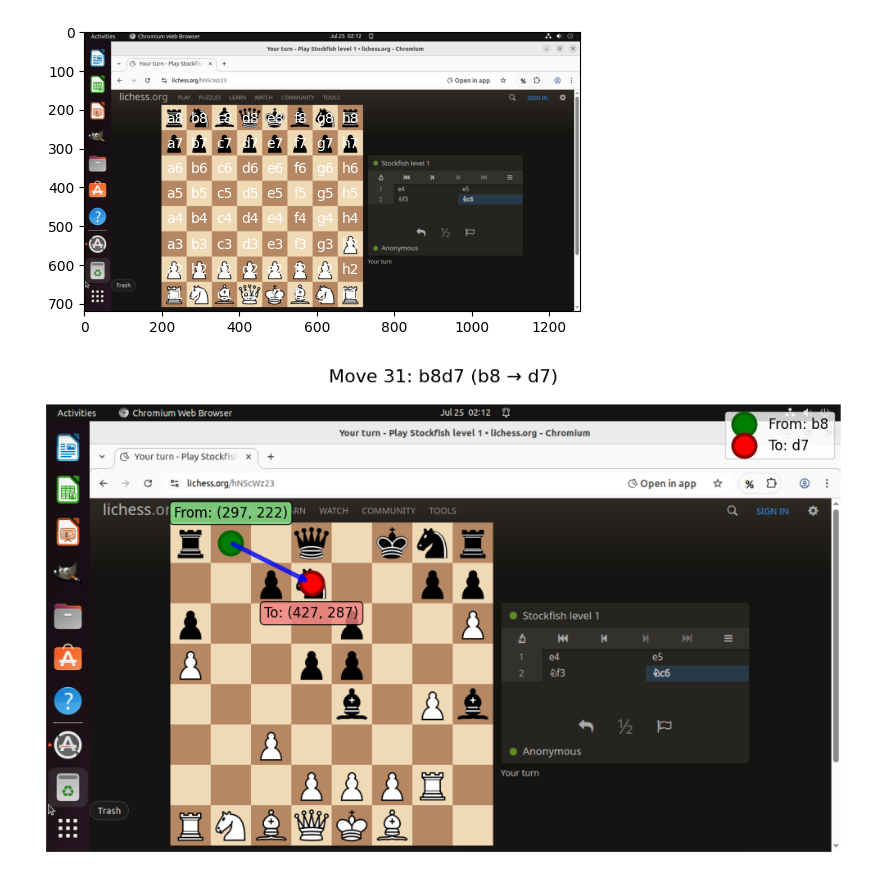
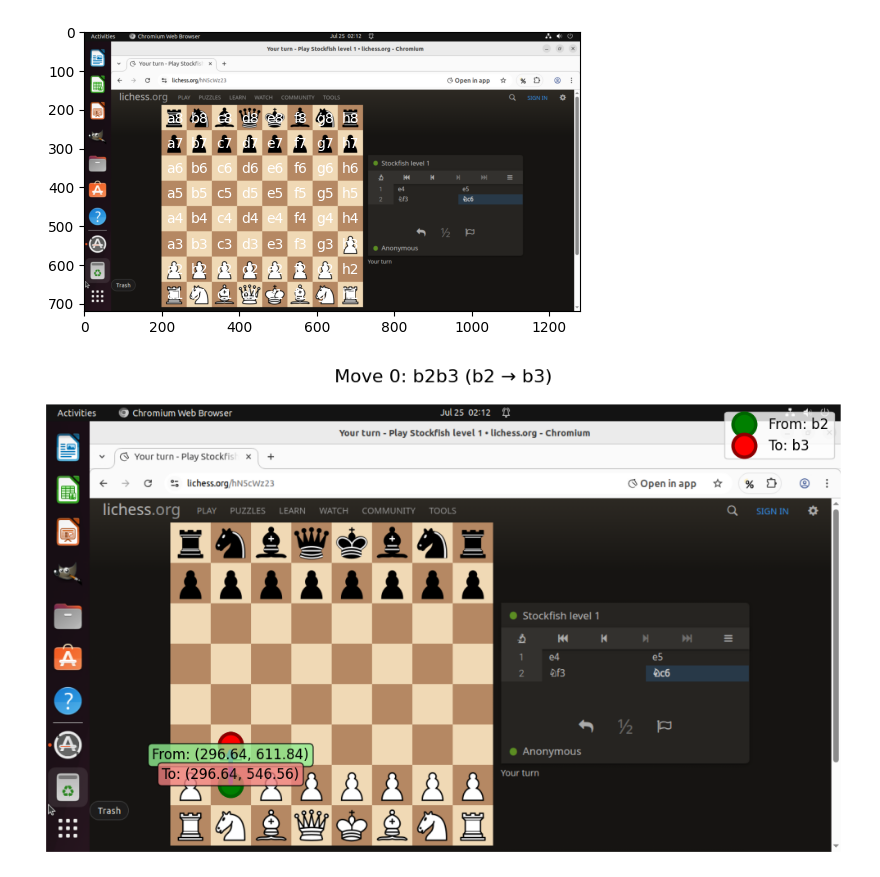
Before and after one commit to sashank-tirumala/chess-dataset-creator, a Jupyter notebook: src/notebooks/Image_Analysis.ipynb, the cells around one changed output. Drawn from its saved outputs; the diff is of its cells as text; code cells hidden in the pictures.

```diff
--- a/src/notebooks/Image_Analysis.ipynb
+++ b/src/notebooks/Image_Analysis.ipynb
@@ -128,13 +127,20 @@ def visualize_move(move_number:int, json_file:Path):
     # Load and display the image
     image_path = json_file.parent / move['image']
     img = Image.open(image_path)
-
+    img_arr = np.array(img)
+    height, width, _ = img_arr.shape
     plt.figure(figsize=(10, 10))
     plt.imshow(img)
 
     # Extract coordinates
     from_x, from_y = move['from_coords']
     to_x, to_y = move['to_coords']
+
+    from_x =  from_x * height/1000
+    to_x = to_x * height/1000
+
+    from_y = from_y * width/1000
+    to_y = to_y * width/1000
 
     # Plot the move coordinates
     # From square (green)
@@ -142,33 +148,33 @@ def visualize_move(move_number:int, json_file:Path):
              markeredgewidth=3, label=f"From: {move['from_square']}")
 
     # To square (red)
     plt.plot(to_x, to_y, 'ro', markersize=20, markeredgecolor='darkred',
              markeredgewidth=3, label=f"To: {move['to_square']}")
 
     # Draw arrow from -> to
     plt.annotate('', xy=(to_x, to_y), xytext=(from_x, from_y),
                 arrowprops=dict(arrowstyle='->', color='blue', lw=4, alpha=0.8))
 
     # Add coordinate text
     plt.text(from_x, from_y-60, f"From: ({from_x}, {from_y})", ha='center', va='top',
             fontsize=12, bbox=dict(boxstyle="round,pad=0.3", facecolor="lightgreen", alpha=0.8))
     plt.text(to_x, to_y+60, f"To: ({to_x}, {to_y})", ha='center', va='bottom',
             fontsize=12, bbox=dict(boxstyle="round,pad=0.3", facecolor="lightcoral", alpha=0.8))
 
     # Set title
     plt.title(f"Move {move['move_number']}: {move['uci']} ({move['from_square']} → {move['to_square']})",
              fontsize=16, pad=20)
 
     # Add legend
     plt.legend(loc='upper right', fontsize=12)
 
     # Remove axes for cleaner look
     plt.axis('off')
     plt.tight_layout()
     plt.show()
 
 # Example usage - visualize move 0
-json_file= Path("/Users/sashanktirumala/projects/data/test_dataset/game_0/moves.json")
-visualize_move(31, json_file=json_file)
+json_file= Path("/Users/sashanktirumala/projects/data/test_dataset3/game_0/moves.json")
+visualize_move(0, json_file=json_file)
 # %% [output]
-[figure, old version]
+[figure, new version]
```
Also changed, not shown: parts of 1 cell of this notebook, 1 other file.
